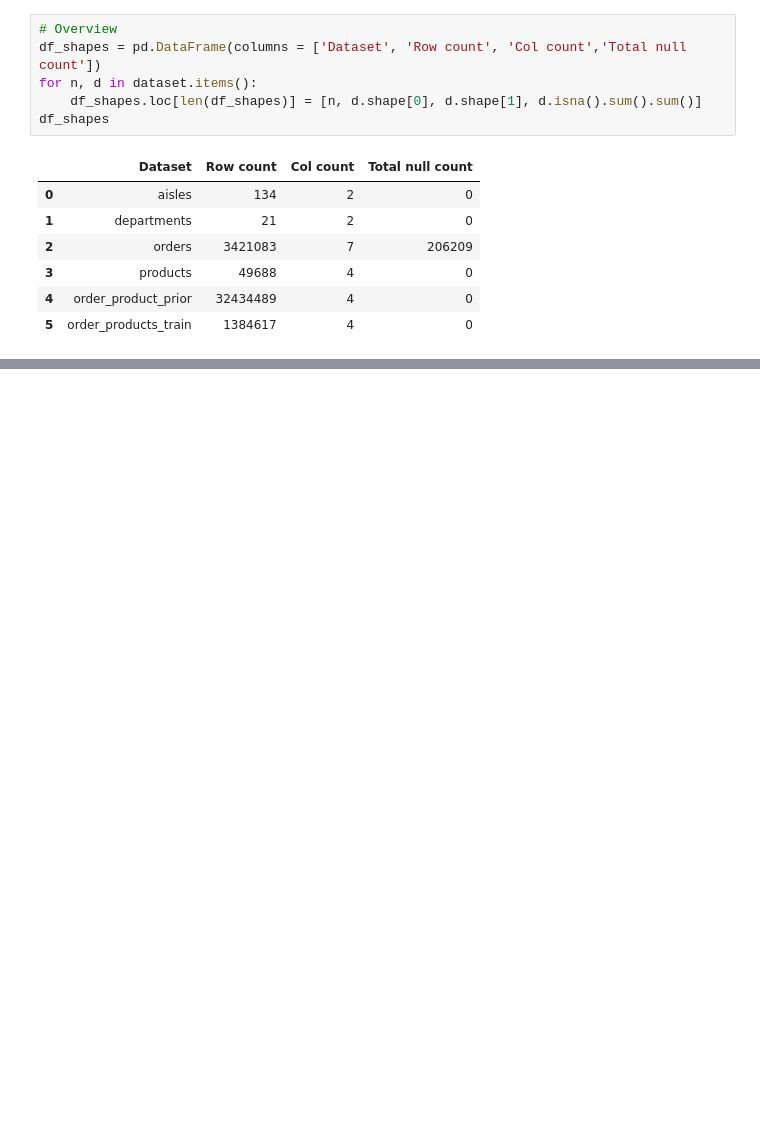
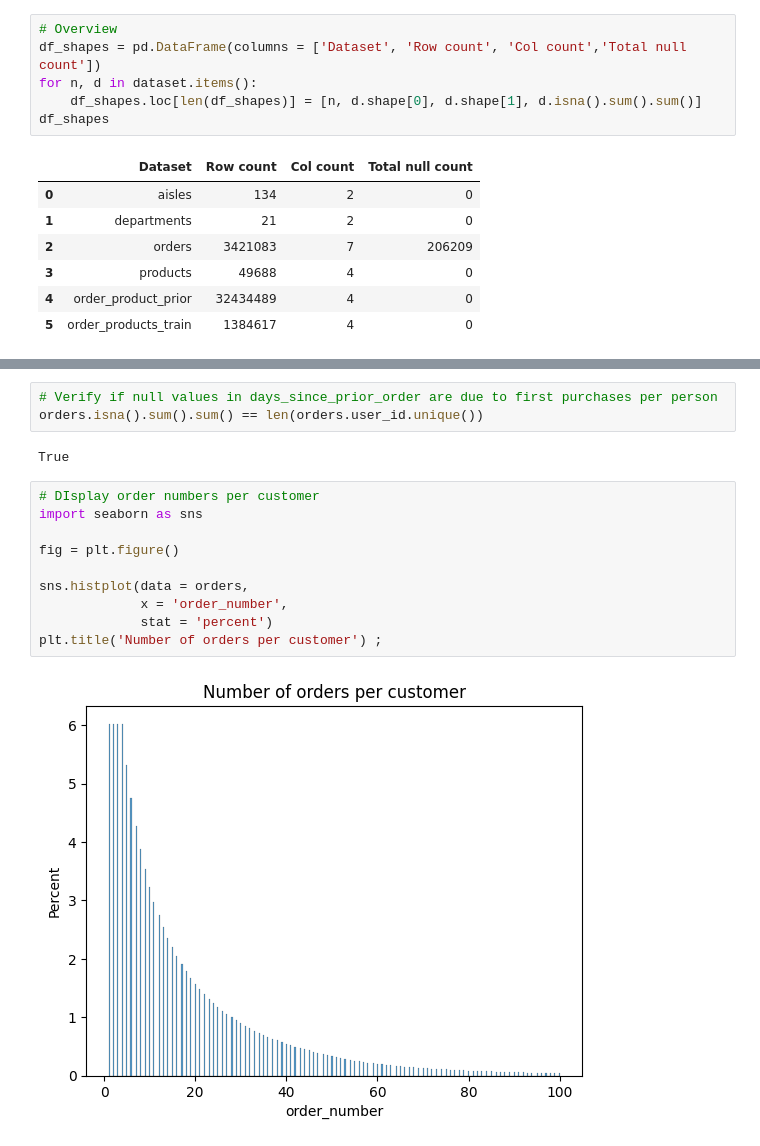
Before and after one commit to kwonowk/market-basket-analysis, a Jupyter notebook: instacart_analysis.ipynb, the cells around one changed output, grey strips where cells are left out. Drawn from its saved outputs; the diff is of its cells as text; blank space fills up the shorter version.

Commit message:
Creating graphs for EDA

```diff
--- a/instacart_analysis.ipynb
+++ b/instacart_analysis.ipynb
@@ -46,0 +117,17 @@ aisles.head()
+# %%
+# Verify if null values in days_since_prior_order are due to first purchases per person
+orders.isna().sum().sum() == len(orders.user_id.unique())
+# %% [output]
+True
+# %%
+# DIsplay order numbers per customer
+import seaborn as sns
+
+fig = plt.figure()
+
+sns.histplot(data = orders,
+             x = 'order_number',
+             stat = 'percent')
+plt.title('Number of orders per customer') ;
+# %% [output]
+[figure, added]
```
Also changed, not shown: parts of 16 cells of this notebook.
